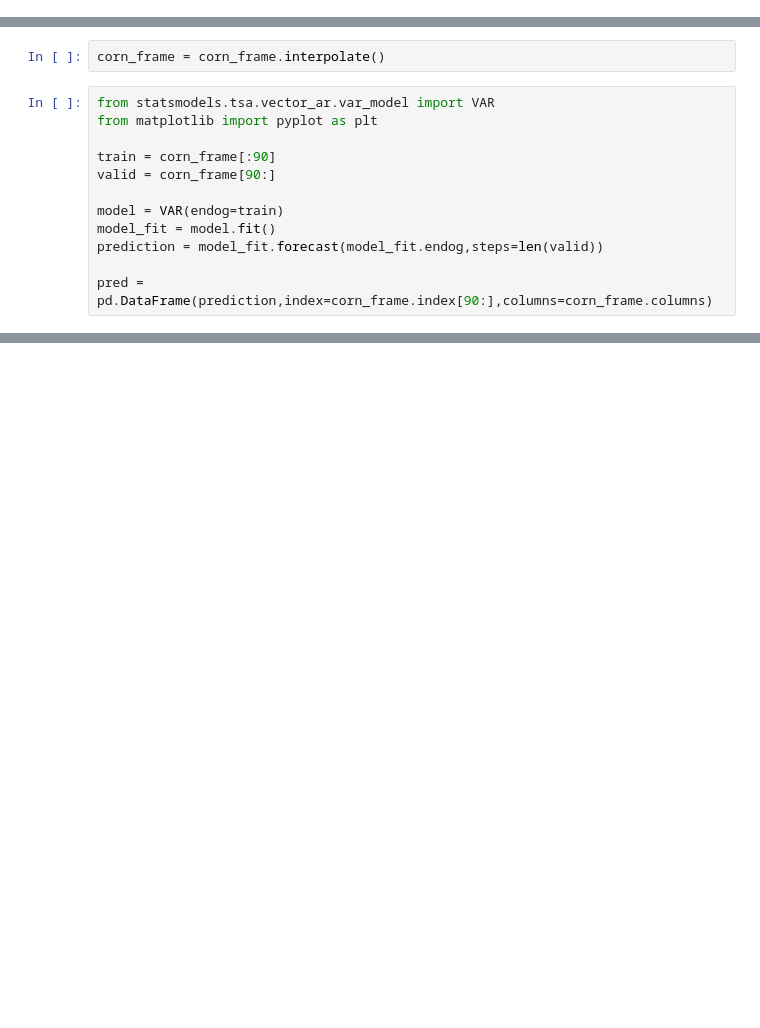
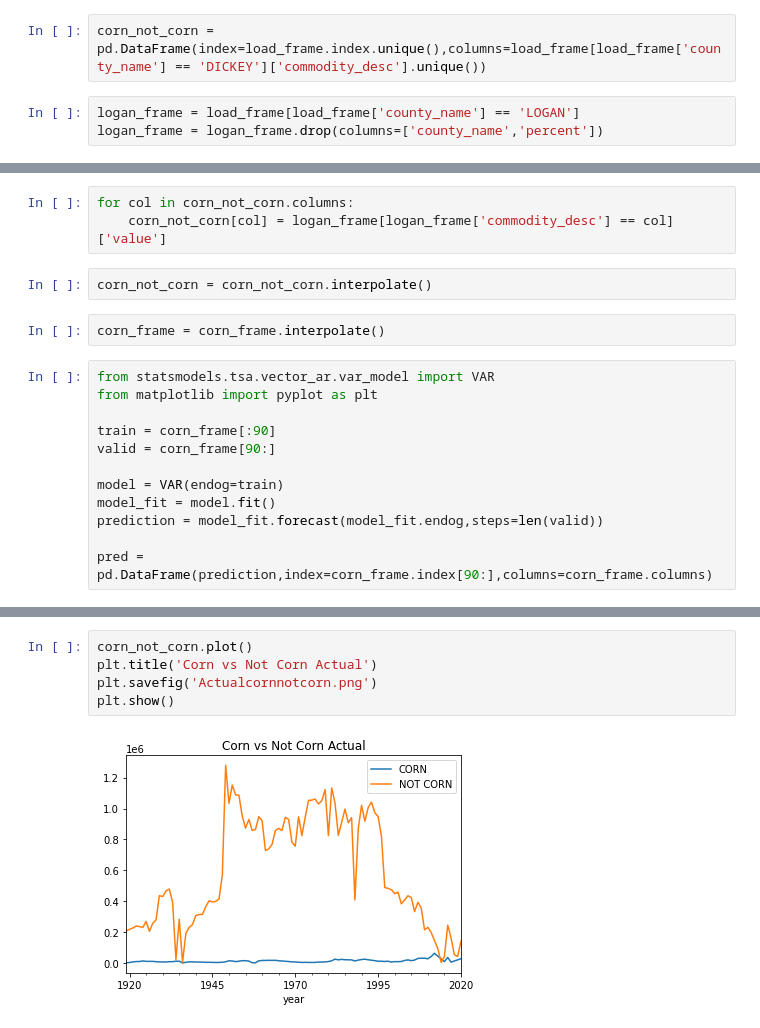
Before and after one commit to porter7678/farm-prophets, a Jupyter notebook: models/VARmodel.ipynb, the cells around one changed output, grey strips where cells are left out. Cells and saved outputs as stored; diff of their text form; blank space fills up the shorter version.

```diff
--- a/models/VARmodel.ipynb
+++ b/models/VARmodel.ipynb
@@ -14,0 +33,5 @@ for county in corn_frame.columns:
+# %%
+corn_not_corn = pd.DataFrame(index=load_frame.index.unique(),columns=load_frame[load_frame['county_name'] == 'DICKEY']['commodity_desc'].unique())
+# %%
+logan_frame = load_frame[load_frame['county_name'] == 'LOGAN']
+logan_frame = logan_frame.drop(columns=['county_name','percent'])
@@ -15,3 +56,8 @@ for county in corn_frame.columns:
+# %%
+for col in corn_not_corn.columns:
+    corn_not_corn[col] = logan_frame[logan_frame['commodity_desc'] == col]['value']
+# %%
+corn_not_corn = corn_not_corn.interpolate()
 # %%
 corn_frame = corn_frame.interpolate()
 # %%
@@ -38,0 +132,7 @@ plt.show()
+# %%
+corn_not_corn.plot()
+plt.title('Corn vs Not Corn Actual')
+plt.savefig('Actualcornnotcorn.png')
+plt.show()
+# %% [output]
+[figure, added]
```
Also changed, not shown: parts of 13 cells of this notebook.
